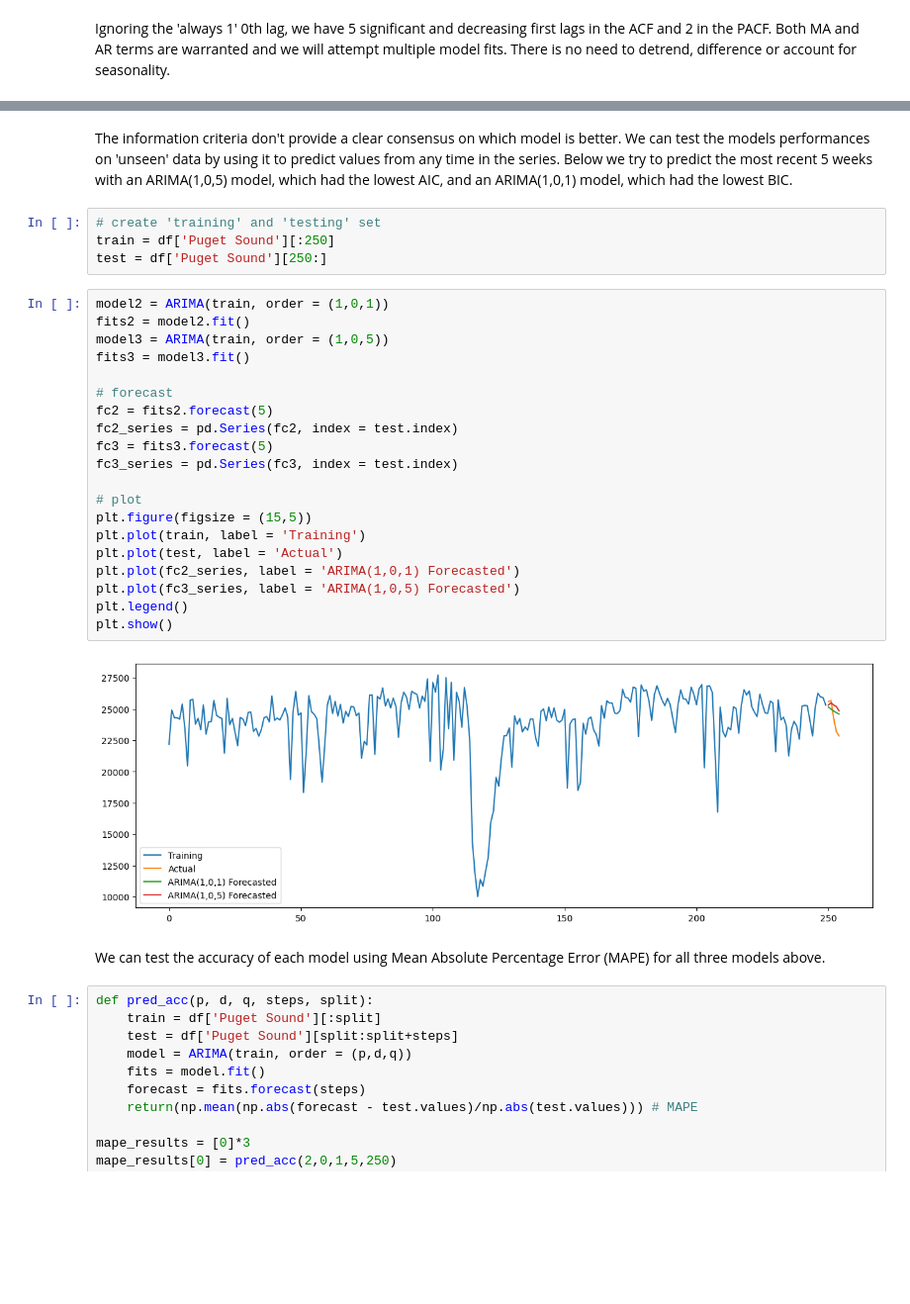
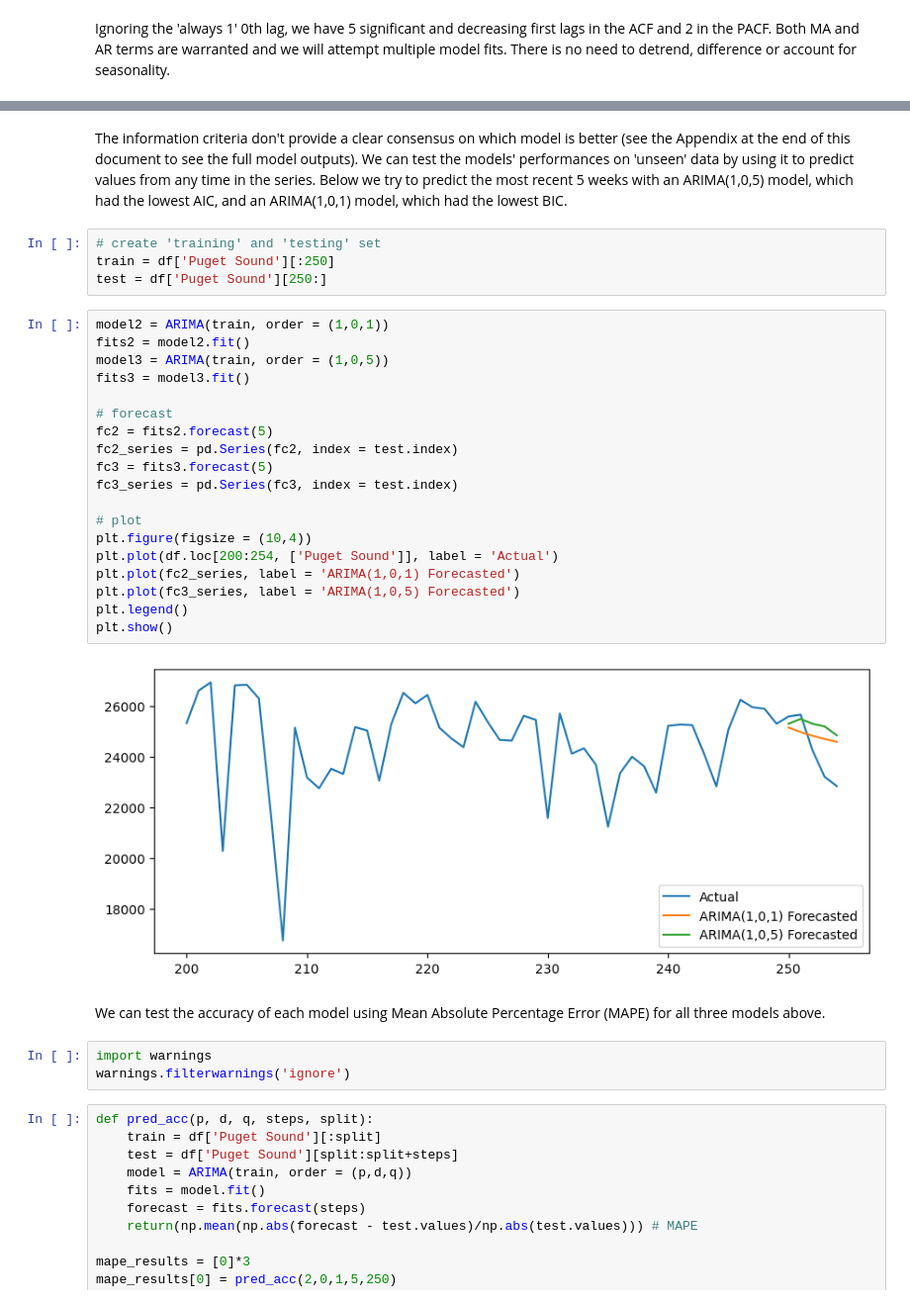
Before and after one commit to npeckover/Volumes, a Jupyter notebook: vols.ipynb, the cells around one changed output, grey strips where cells are left out. Shown at 99% size. Saved outputs shown, nothing was run; the diff lists cells and outputs as text; blank space fills up the shorter version.

```diff
--- a/vols.ipynb
+++ b/vols.ipynb
@@ -152,5 +90,5 @@ plt.show()
 # %% [markdown]
-The information criteria don't provide a clear consensus on which model is better. We can test the models performances on 'unseen' data by using it to predict values from any time in the series. Below we try to predict the most recent 5 weeks with an ARIMA(1,0,5) model, which had the lowest AIC, and an ARIMA(1,0,1) model, which had the lowest BIC.
+The information criteria don't provide a clear consensus on which model is better (see the Appendix at the end of this document to see the full model outputs). We can test the models' performances on 'unseen' data by using it to predict values from any time in the series. Below we try to predict the most recent 5 weeks with an ARIMA(1,0,5) model, which had the lowest AIC, and an ARIMA(1,0,1) model, which had the lowest BIC.
 # %%
 # create 'training' and 'testing' set
 train = df['Puget Sound'][:250]
@@ -158,27 +96,29 @@ test = df['Puget Sound'][250:]
 # %%
 model2 = ARIMA(train, order = (1,0,1))
 fits2 = model2.fit()
 model3 = ARIMA(train, order = (1,0,5))
 fits3 = model3.fit()
 
 # forecast
 fc2 = fits2.forecast(5)
 fc2_series = pd.Series(fc2, index = test.index)
 fc3 = fits3.forecast(5)
 fc3_series = pd.Series(fc3, index = test.index)
 
 # plot
-plt.figure(figsize = (15,5))
-plt.plot(train, label = 'Training')
-plt.plot(test, label = 'Actual')
+plt.figure(figsize = (10,4))
+plt.plot(df.loc[200:254, ['Puget Sound']], label = 'Actual')
 plt.plot(fc2_series, label = 'ARIMA(1,0,1) Forecasted')
 plt.plot(fc3_series, label = 'ARIMA(1,0,5) Forecasted')
 plt.legend()
 plt.show()
 # %% [output]
-[figure, old version]
+[figure, new version]
 # %% [markdown]
 We can test the accuracy of each model using Mean Absolute Percentage Error (MAPE) for all three models above.
+# %%
+import warnings
+warnings.filterwarnings('ignore')
 # %%
 def pred_acc(p, d, q, steps, split):
     train = df['Puget Sound'][:split]
```
Also changed, not shown: parts of 39 cells of this notebook.
